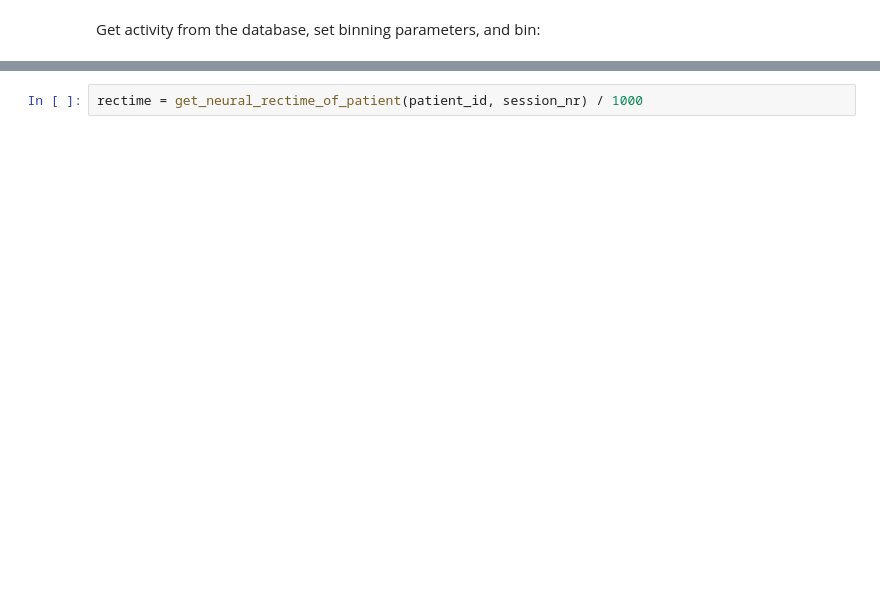
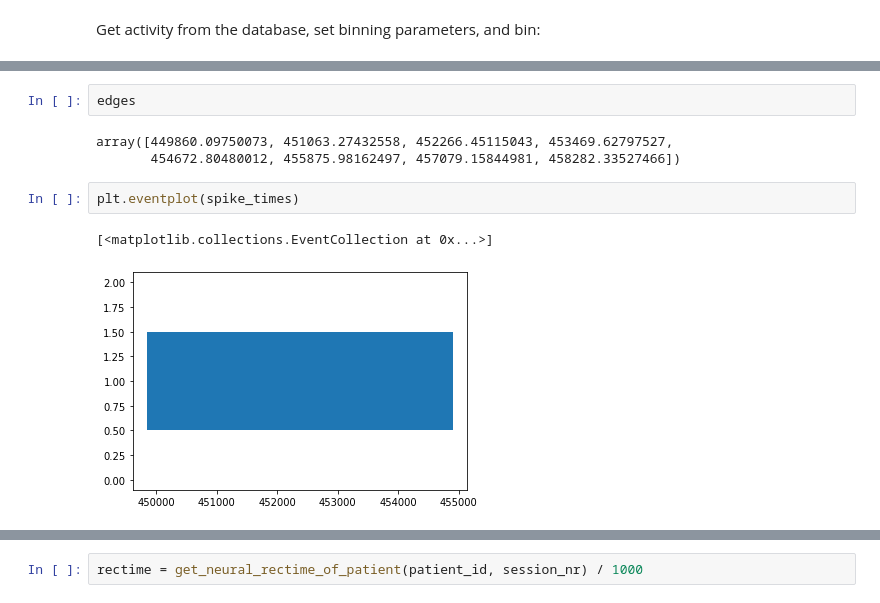
Before and after one commit to mackelab/epiphyte, a Jupyter notebook: analysis/example_analysis.ipynb, the cells around one changed output, grey strips where cells are left out. Saved outputs shown, nothing was run; the diff lists cells and outputs as text; blank space fills up the shorter version.

```diff
--- a/analysis/example_analysis.ipynb
+++ b/analysis/example_analysis.ipynb
@@ -41,0 +47,10 @@ binned_spikes, edges = binning.bin_spikes(patient_id, session_nr, spike_times, b
+# %%
+edges
+# %% [output]
+array([449860.09750073, 451063.27432558, 452266.45115043, 453469.62797527,
+       454672.80480012, 455875.98162497, 457079.15844981, 458282.33527466])
+# %%
+plt.eventplot(spike_times)
+# %% [output]
+[<matplotlib.collections.EventCollection at 0x...>]
+[figure, added]
```
Also changed, not shown: parts of 38 cells of this notebook, 10 other files.
